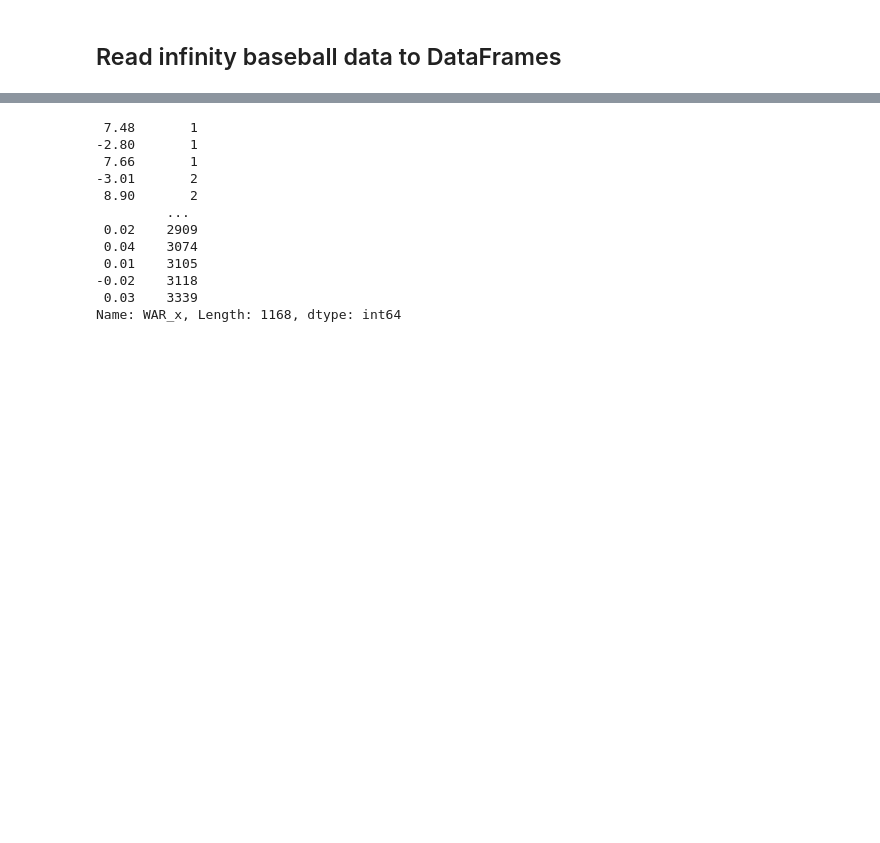
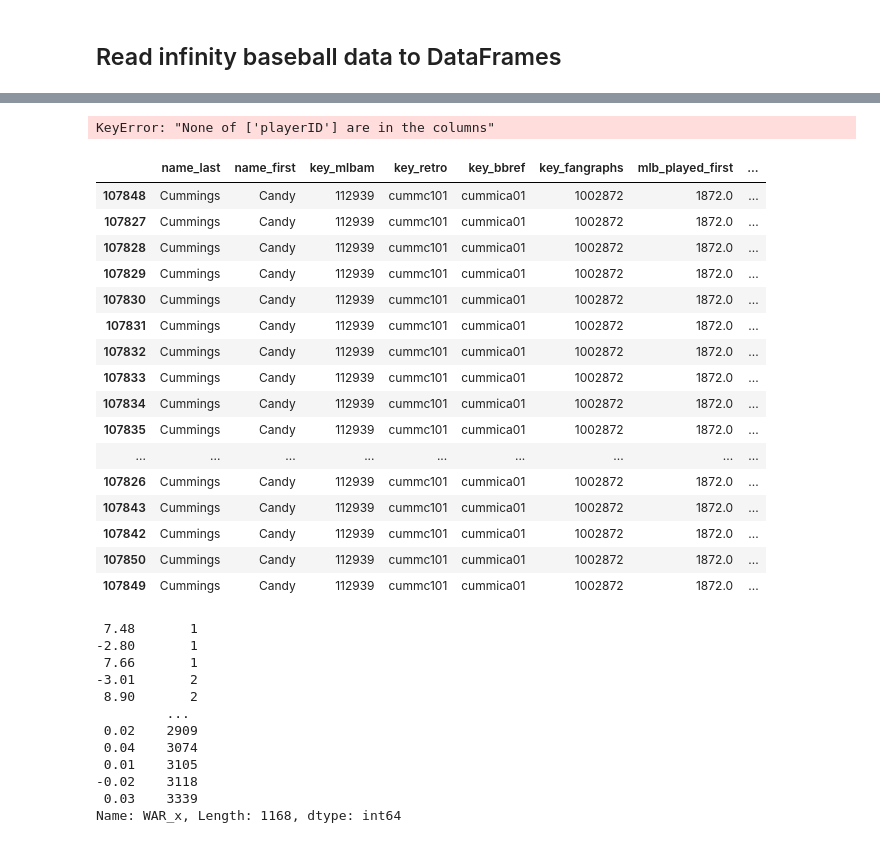
Before and after one commit to obverter/bmi-stars, a Jupyter notebook: BMI Stars.ipynb, the cells around one changed output, grey strips where cells are left out. Cells and saved outputs as stored; diff of their text form; code cells hidden in the pictures; blank space fills up the shorter version.

```diff
--- a/BMI Stars.ipynb
+++ b/BMI Stars.ipynb
@@ -196,3 +494,28 @@ Index(['name_last', 'name_first', 'key_mlbam', 'key_retro', 'key_bbref',
+# %%
+bwar_bat.rename(columns={'player_ID': 'playerID'})
+bwar_bat.set_index('playerID')
+# %% [output]
+KeyError: "None of ['playerID'] are in the columns"
+# %%
+df.sort_values('BMI').head(25)
+# %% [output]
+|  | name_last | name_first | key_mlbam | key_retro | key_bbref | key_fangraphs | mlb_played_first | ... |
+| 107848 | Cummings | Candy | 112939 | cummc101 | cummica01 | 1002872 | 1872.0 | ... |
+| 107827 | Cummings | Candy | 112939 | cummc101 | cummica01 | 1002872 | 1872.0 | ... |
+| 107828 | Cummings | Candy | 112939 | cummc101 | cummica01 | 1002872 | 1872.0 | ... |
+| 107829 | Cummings | Candy | 112939 | cummc101 | cummica01 | 1002872 | 1872.0 | ... |
+| 107830 | Cummings | Candy | 112939 | cummc101 | cummica01 | 1002872 | 1872.0 | ... |
+| 107831 | Cummings | Candy | 112939 | cummc101 | cummica01 | 1002872 | 1872.0 | ... |
+| 107832 | Cummings | Candy | 112939 | cummc101 | cummica01 | 1002872 | 1872.0 | ... |
+| 107833 | Cummings | Candy | 112939 | cummc101 | cummica01 | 1002872 | 1872.0 | ... |
+| 107834 | Cummings | Candy | 112939 | cummc101 | cummica01 | 1002872 | 1872.0 | ... |
+| 107835 | Cummings | Candy | 112939 | cummc101 | cummica01 | 1002872 | 1872.0 | ... |
+| ... | ... | ... | ... | ... | ... | ... | ... | ... |
+| 107826 | Cummings | Candy | 112939 | cummc101 | cummica01 | 1002872 | 1872.0 | ... |
+| 107843 | Cummings | Candy | 112939 | cummc101 | cummica01 | 1002872 | 1872.0 | ... |
+| 107842 | Cummings | Candy | 112939 | cummc101 | cummica01 | 1002872 | 1872.0 | ... |
+| 107850 | Cummings | Candy | 112939 | cummc101 | cummica01 | 1002872 | 1872.0 | ... |
+| 107849 | Cummings | Candy | 112939 | cummc101 | cummica01 | 1002872 | 1872.0 | ... |
 # %%
 df = df[df['year_ID_y'] >= 1921]
 # Throw out dead ball era
```
Also changed, not shown: parts of 33 cells of this notebook.
